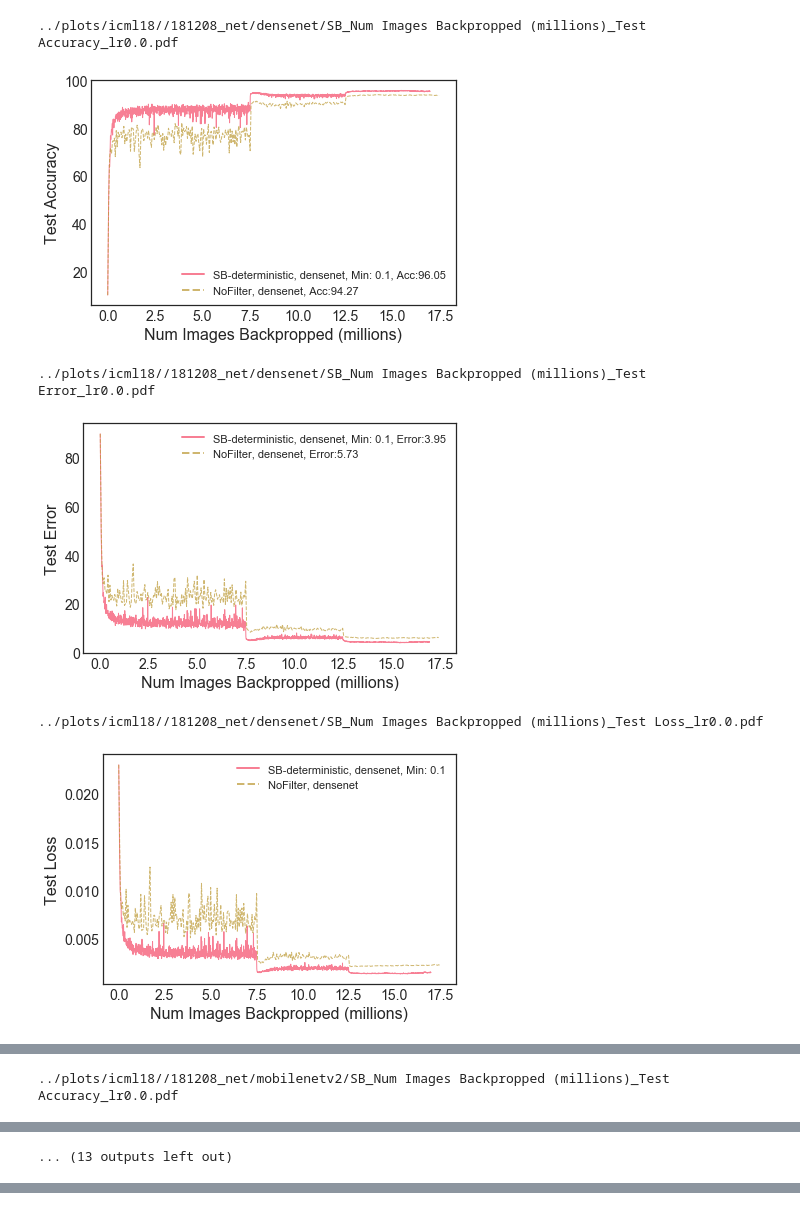
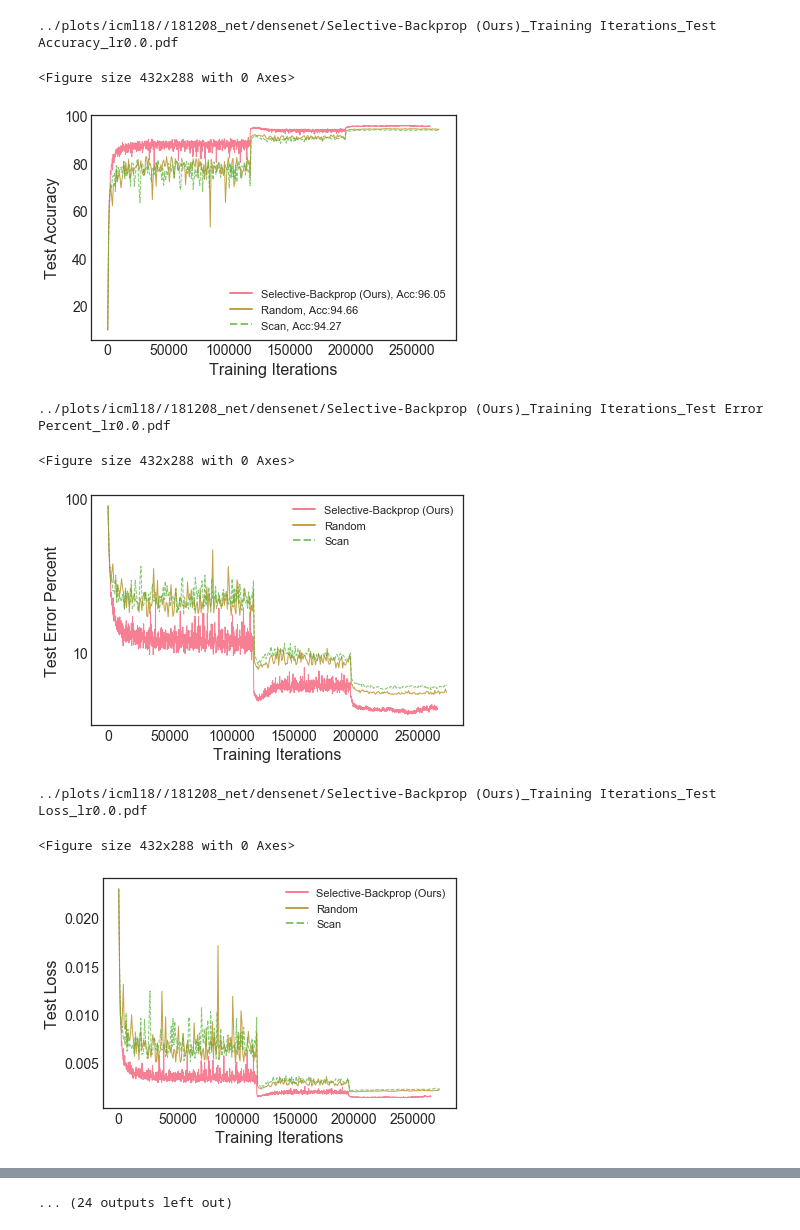
Before and after one commit to angelajiang/bias-in-datasets, a Jupyter notebook: active_learning/ipython/ICML18 plots.ipynb, the cells around one changed output, grey strips where cells are left out. Drawn from its saved outputs; the diff is of its cells as text; code cells hidden in the pictures.

Commit message:
Graphing n-1 days before icml

```diff
--- a/active_learning/ipython/ICML18 plots.ipynb
+++ b/active_learning/ipython/ICML18 plots.ipynb
@@ -2,6 +2,7 @@
 import seaborn as sns
 import tensorflow as tf
 import numpy as np
+import matplotlib
 import matplotlib.mlab as mlab
 import matplotlib.pyplot as plt
 import pickle
@@ -14,8 +15,11 @@ sns.set_palette("husl")
 
 sys.path.insert(0, '/Users/angela/src/private/bias-in-datasets/active_learning/src')
 import Evaluate
+from Plotter import format_plot_2ys
 
-OURSYSTEM = "SB"
+OURSYSTEM = "Selective-Backprop (Ours)"
+BASELINE = "Scan"
+RANDOM = "Random"
 # %%
 class LineResult:
     def __init__(self, line_type, epoch, num_backprop, num_skip, loss, time, acc):
@@ -195,7 +203,10 @@ def plot(xs_by_config,
          xmax=None,
          ymarker=None,
          annotate_accuracy=False,
-         annotate_error=False):
+         annotate_error=False,
+         ylog=False):
+
+    fig = plt.figure()
 
     local_xmax = - float("inf")
     local_ymax = - float("inf")
@@ -218,7 +229,7 @@ def plot(xs_by_config,
         if annotate_error:
             label += ", Error:{}".format(min(ys))
 
-        if config.top_k == config.pool_size or config.top_k == 1:
+        if config.top_k == config.batch_size or config.top_k == 1:
             plt.plot(xs, ys, label=label, linestyle="--", linewidth=lw, alpha=0.7, zorder=0)
         else:
             plt.plot(xs, ys, label=label, linewidth=lw, alpha=0.9, zorder=0)
@@ -252,6 +263,10 @@ def plot(xs_by_config,
                                             config.lr)
 
         format_plot(xlabel, ylabel)
+        if ylog:
+            ax = fig.add_subplot(1,1,1)
+            ax.set_yscale('log')
+            ax.yaxis.set_major_formatter(matplotlib.ticker.ScalarFormatter())
         write_file(plot_prefix, show=True)
 # %%
 def make_instantaneous(l):
@@ -376,40 +480,17 @@ def plot_percentiles(plot_dir, files, labels):
 # %%
 plot_home_dir = "../plots/icml18/"
 experiment_dir = "../data/output/cifar10"
-baseline_exp = "181208_net"
-do_plot = True
-do_evaluate = False
 networks = [["densenet"], ["mobilenetv2", "mobilenet"], ["resnet"]]
 for network in networks:
     plot_dir = "{}/181208_net/{}".format(plot_home_dir, network[0])
     if not os.path.exists(plot_dir):
         os.makedirs(plot_dir)
 
-    if do_plot:
-        if "mobilenet" in network:
-            exps = [baseline_exp, "181224_random", "181115_seedednew_aug"]
-        else:
-            exps = [baseline_exp, "181115_seedednew_aug"]
-        plot_experiments(exps,
-                         [OURSYSTEM, "Random", OURSYSTEM],
-                         experiment_dir,
-                         plot_dir,
-                         nets=network)
-    if do_evaluate:
-        if "densenet" in network:
-            baseline_file = "deterministic_cifar10_densenet_1_64_0.0_0.0005_trial1_seed1337_v2"
-            baseline_exp = "181208_net"
-        elif "resnet" in network:
-            baseline_exp = "181115_seedednew_aug"
-            baseline_file = "deterministic_cifar10_resnet_1_128_0.0_0.0005_trial1_seed1337_v2"
-        else:
-            baseline_exp = "181208_net"
-            baseline_file = "deterministic_cifar10_{}_1_128_0.0_0.0005_trial1_seed1337_v2".format(network[0])
-        print "-------------{} ---------------".format(baseline_exp)
-        Evaluate.evaluate(experiment_dir,
-                          baseline_exp,
-                          baseline_file,
-                          baseline_exp)
+    plot_experiments(["181208_net", "181224_random", "181115_seedednew_aug"],
+                      [OURSYSTEM, RANDOM, OURSYSTEM],
+                      experiment_dir,
+                      plot_dir,
+                      nets=network)
 # %% [output]
 deterministic_cifar10_densenet_0.1_64_0.0_0.0005_trial1_seed1337_v2
 deterministic_cifar10_densenet_0.1_64_0.0_0.0005_trial1_seed1337_v2
@@ -432,6 +513,9 @@ deterministic_cifar10_resnet_1_128_0.0_0.0005_trial1_seed1337_v2
-../plots/icml18//181208_net/densenet/SB_Num Images Backpropped (millions)_Test Accuracy_lr0.0.pdf
+../plots/icml18//181208_net/densenet/Selective-Backprop (Ours)_Training Iterations_Test Accuracy_lr0.0.pdf
+<Figure size 432x288 with 0 Axes>
-[figure, old version]
+[figure, new version]
-../plots/icml18//181208_net/densenet/SB_Num Images Backpropped (millions)_Test Error_lr0.0.pdf
+../plots/icml18//181208_net/densenet/Selective-Backprop (Ours)_Training Iterations_Test Error Percent_lr0.0.pdf
+<Figure size 432x288 with 0 Axes>
-[figure, old version]
+[figure, new version]
-../plots/icml18//181208_net/densenet/SB_Num Images Backpropped (millions)_Test Loss_lr0.0.pdf
+../plots/icml18//181208_net/densenet/Selective-Backprop (Ours)_Training Iterations_Test Loss_lr0.0.pdf
+<Figure size 432x288 with 0 Axes>
-[figure, old version]
+[figure, new version]
@@ -456 +521,0 @@ deterministic_cifar10_resnet_1_128_0.0_0.0005_trial1_seed1337_v2
-../plots/icml18//181208_net/mobilenetv2/SB_Num Images Backpropped (millions)_Test Accuracy_lr0.0.pdf
@@ -458 +521,0 @@ deterministic_cifar10_resnet_1_128_0.0_0.0005_trial1_seed1337_v2
-... (13 outputs left out)
@@ -458,0 +539 @@ deterministic_cifar10_resnet_1_128_0.0_0.0005_trial1_seed1337_v2
+... (24 outputs left out)
```
Also changed, not shown: parts of 15 cells of this notebook, 7 other files.
